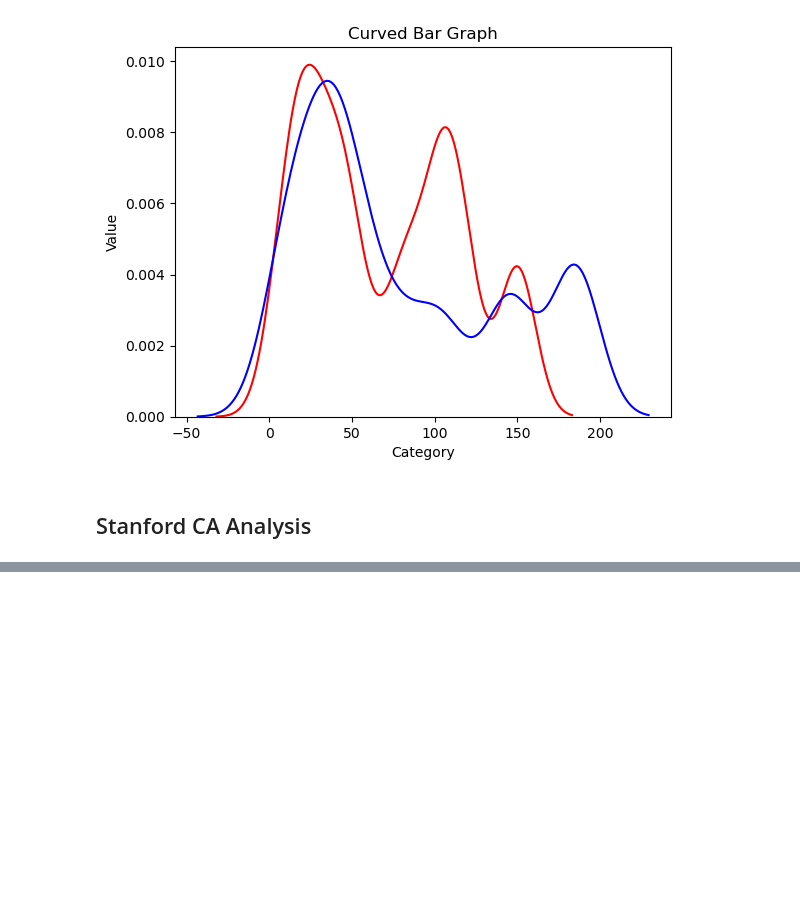
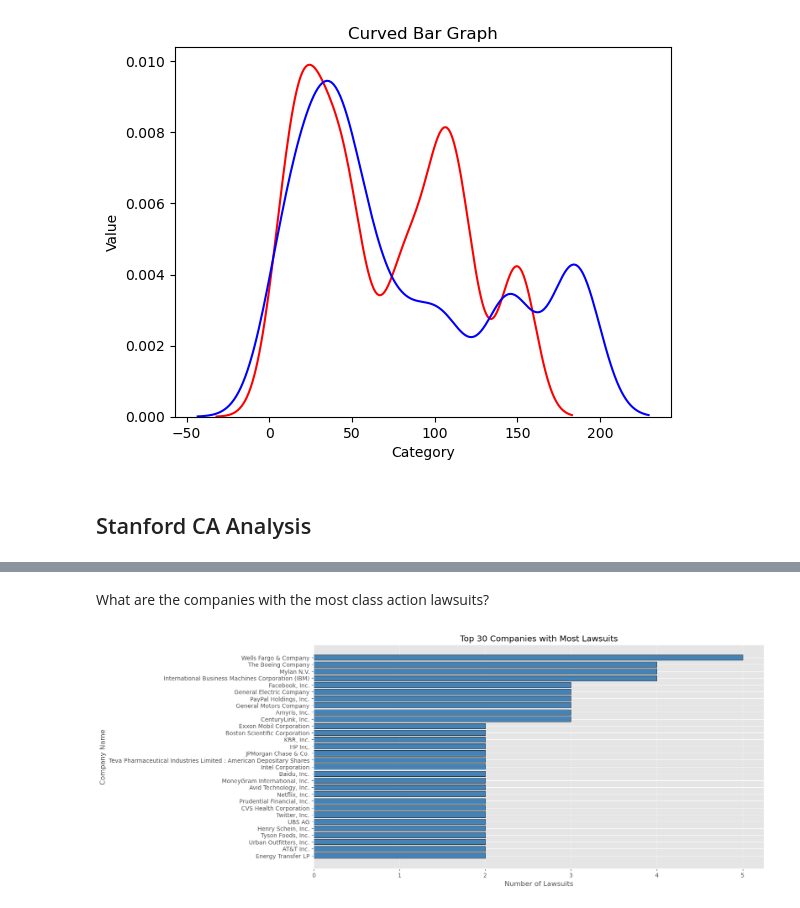
Before and after one commit to e2abbyh/ECE143-Group4-FinalProject, a Jupyter notebook: Analysis.ipynb, the cells around one changed output, grey strips where cells are left out. Cells and saved outputs as stored; diff of their text form; code cells hidden in the pictures; blank space fills up the shorter version.

```diff
--- a/Analysis.ipynb
+++ b/Analysis.ipynb
@@ -172,0 +181,23 @@ use_inf_as_na option is deprecated and will be removed in a future version. Conv
+# %% [markdown]
+What are the companies with the most class action lawsuits?
+# %%
+company_list = set(df["Symbol"])
+filtered_lawsuits = df_lawsuits[df_lawsuits["company_ticker_symbol"].isin(company_list)]
+lawsuit_counts = filtered_lawsuits["composite_litigation_name"].value_counts()
+
+top_n = 30  # Adjust as needed
+lawsuit_counts = lawsuit_counts.head(top_n)
+
+# Plot the bar chart
+with plt.style.context("ggplot"):
+    plt.figure(figsize=(14, 7))
+    plt.barh(lawsuit_counts.index[::-1], lawsuit_counts.values[::-1],
+             color="steelblue", edgecolor="black")
+    plt.xlabel("Number of Lawsuits")
+    plt.ylabel("Company Name")
+    plt.title(f"Top {top_n} Companies with Most Lawsuits")
+    plt.grid(axis="x", linestyle="--", alpha=0.7)
+    plt.show()
+plt.close()
+# %% [output]
+[figure, added]
```
Also changed, not shown: parts of 14 cells of this notebook, 2 other files.
